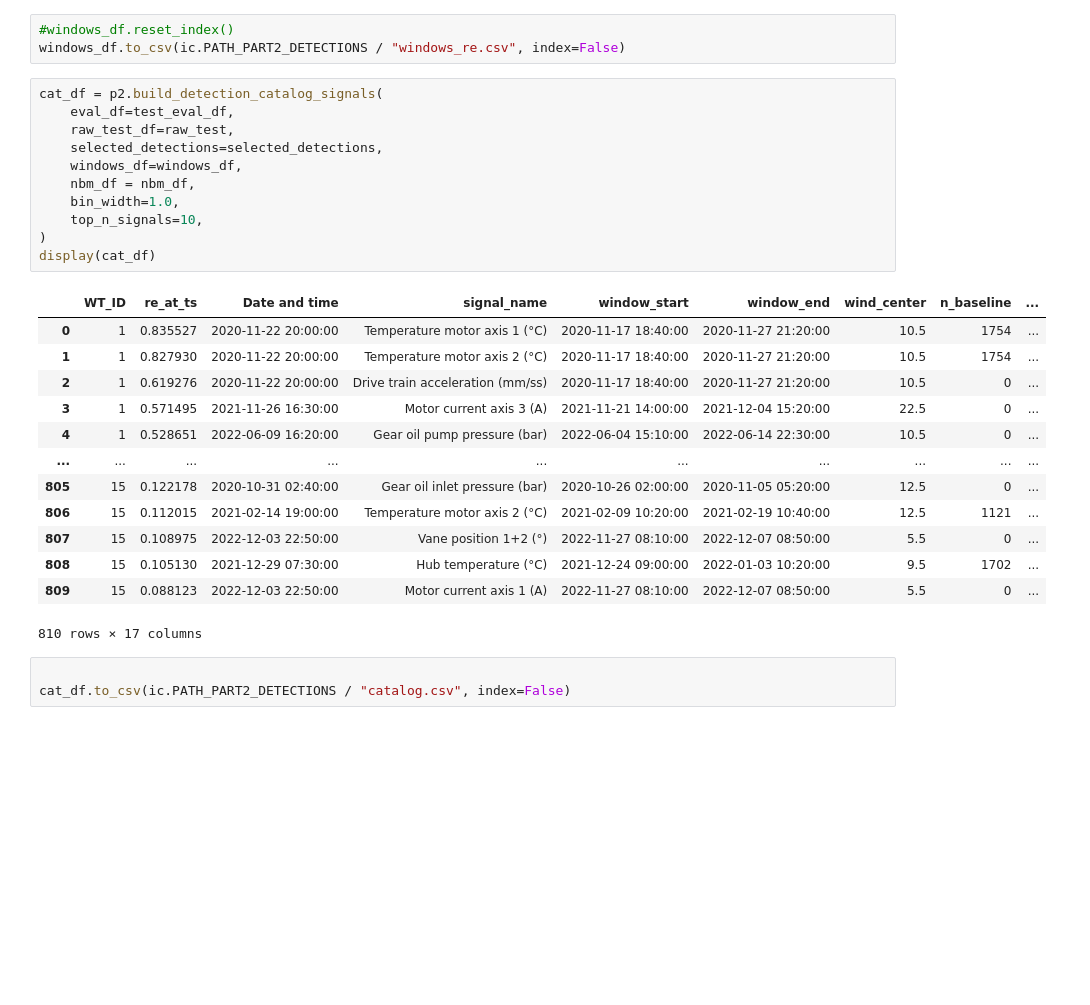
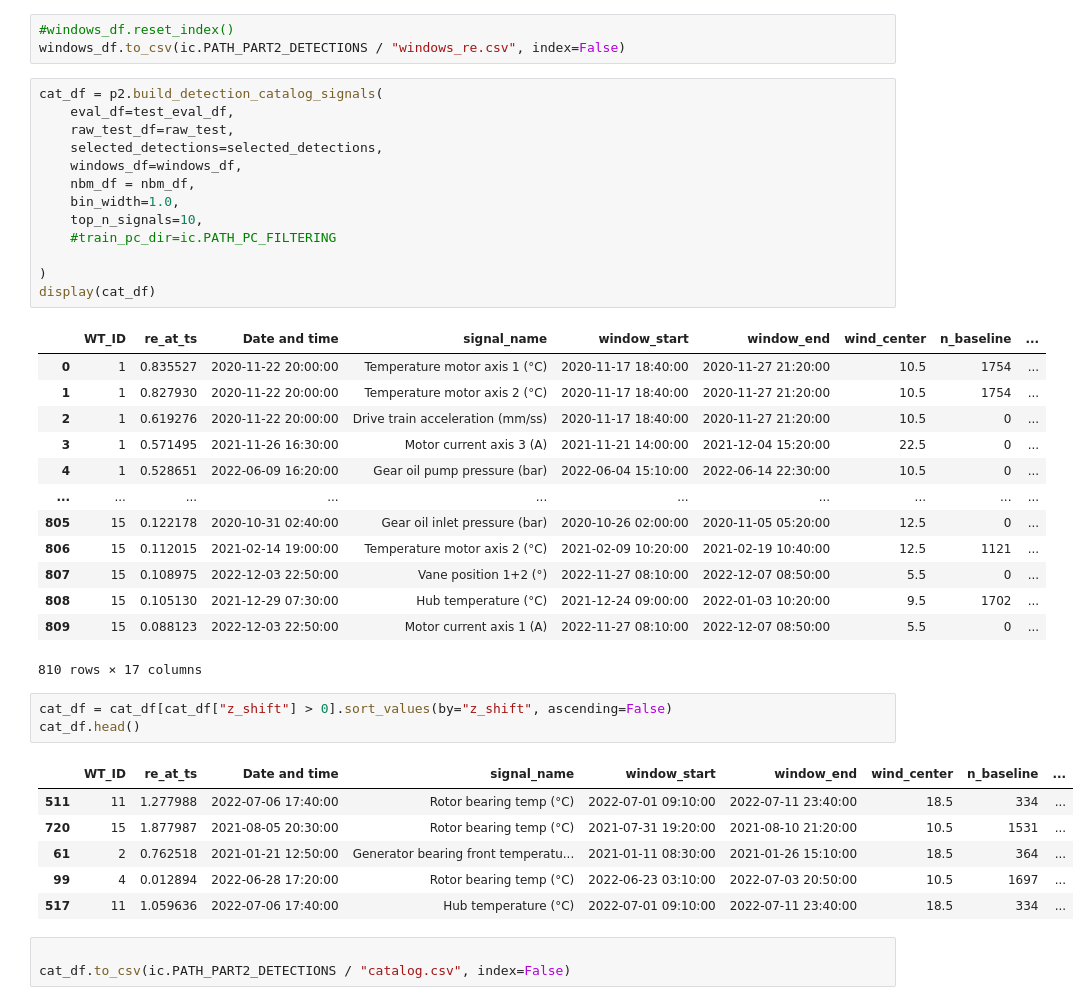
Before and after one commit to fromZeroToInf/Explorative-AD-in-Wind-Turbine-SCADA-Data-Using-an-AE, a Jupyter notebook: src/step12_part2_filtered_detections.ipynb, the cells around one changed output. Drawn from its saved outputs; the diff is of its cells as text; blank space fills up the shorter version.

```diff
--- a/src/step12_part2_filtered_detections.ipynb
+++ b/src/step12_part2_filtered_detections.ipynb
@@ -366,6 +370,8 @@ cat_df = p2.build_detection_catalog_signals(
     nbm_df = nbm_df,
     bin_width=1.0,
     top_n_signals=10,
+    #train_pc_dir=ic.PATH_PC_FILTERING
+
 )
 display(cat_df)
 # %% [output]
@@ -382,6 +388,16 @@ display(cat_df)
 | 808 | 15 | 0.105130 | 2021-12-29 07:30:00 | Hub temperature (°C) | 2021-12-24 09:00:00 | 2022-01-03 10:20:00 | 9.5 | 1702 | ... |
 | 809 | 15 | 0.088123 | 2022-12-03 22:50:00 | Motor current axis 1 (A) | 2022-11-27 08:10:00 | 2022-12-07 08:50:00 | 5.5 | 0 | ... |
 810 rows × 17 columns
+# %%
+cat_df = cat_df[cat_df["z_shift"] > 0].sort_values(by="z_shift", ascending=False)
+cat_df.head()
+# %% [output]
+|  | WT_ID | re_at_ts | Date and time | signal_name | window_start | window_end | wind_center | n_baseline | ... |
+| 511 | 11 | 1.277988 | 2022-07-06 17:40:00 | Rotor bearing temp (°C) | 2022-07-01 09:10:00 | 2022-07-11 23:40:00 | 18.5 | 334 | ... |
+| 720 | 15 | 1.877987 | 2021-08-05 20:30:00 | Rotor bearing temp (°C) | 2021-07-31 19:20:00 | 2021-08-10 21:20:00 | 10.5 | 1531 | ... |
+| 61 | 2 | 0.762518 | 2021-01-21 12:50:00 | Generator bearing front temperatu... | 2021-01-11 08:30:00 | 2021-01-26 15:10:00 | 18.5 | 364 | ... |
+| 99 | 4 | 0.012894 | 2022-06-28 17:20:00 | Rotor bearing temp (°C) | 2022-06-23 03:10:00 | 2022-07-03 20:50:00 | 10.5 | 1697 | ... |
+| 517 | 11 | 1.059636 | 2022-07-06 17:40:00 | Hub temperature (°C) | 2022-07-01 09:10:00 | 2022-07-11 23:40:00 | 18.5 | 334 | ... |
 # %%
 
 cat_df.to_csv(ic.PATH_PART2_DETECTIONS / "catalog.csv", index=False)
```
Also changed, not shown: parts of 3 cells of this notebook, 35 other files.
